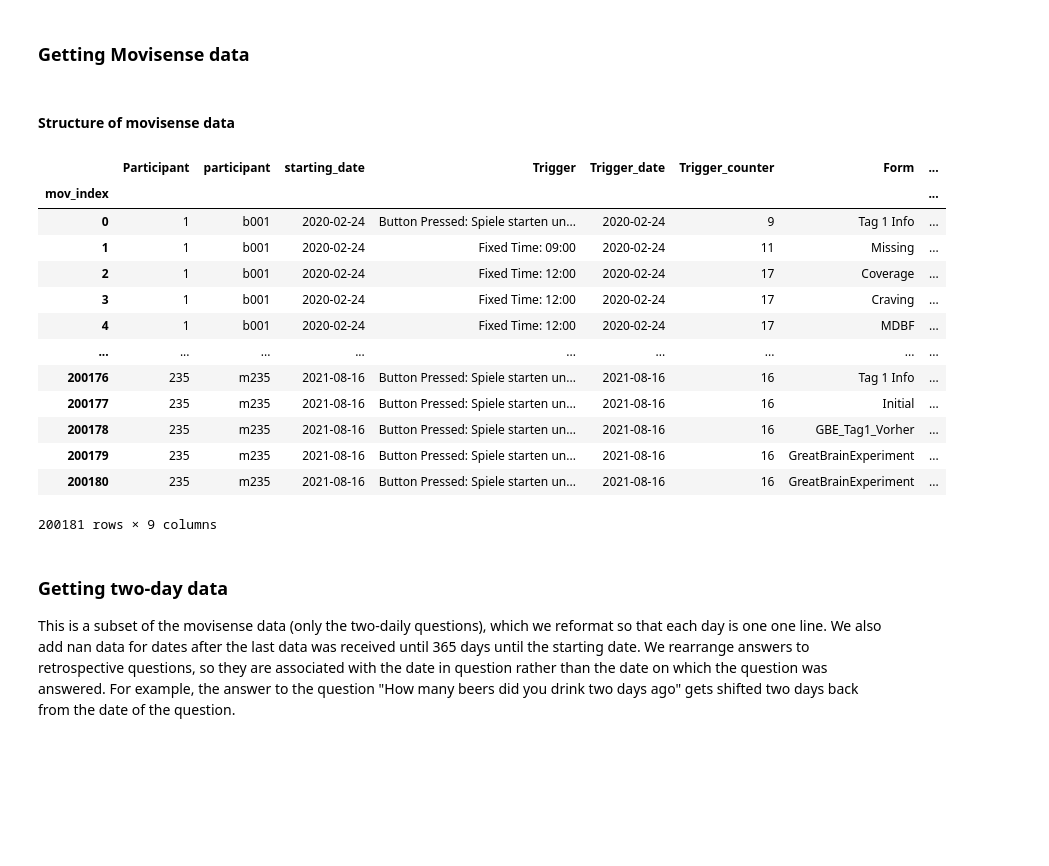
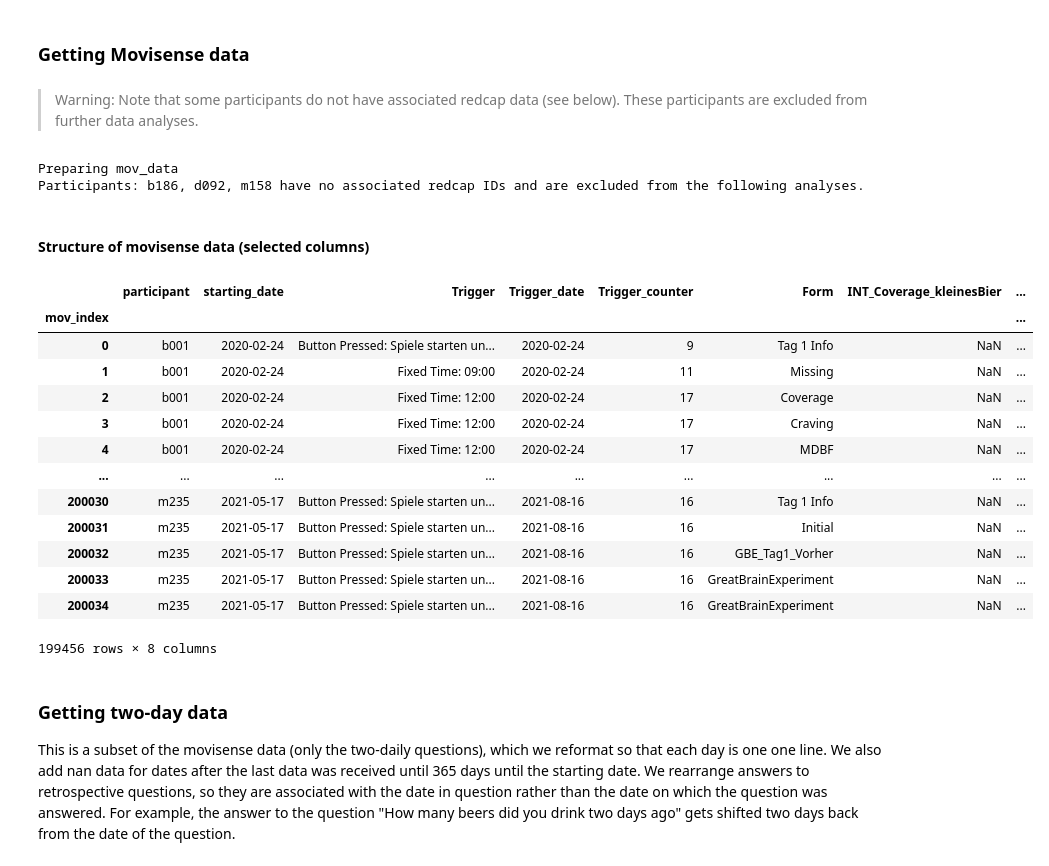
Before and after one commit to hgzech/trr265, a Jupyter notebook: notebooks/01_data_provider.ipynb, the cells around one changed output. Saved outputs shown, nothing was run; the diff lists cells and outputs as text; code cells hidden in the pictures; blank space fills up the shorter version.

Commit message:
Added movisense data and gbe data preprocessing

```diff
--- a/notebooks/01_data_provider.ipynb
+++ b/notebooks/01_data_provider.ipynb
@@ -433,22 +453,29 @@ assert 'starting_date' in dp.get_mov_data().columns, "Movisense data did not loa
+# %% [markdown]
+> Warning: Note that some participants do not have associated redcap data (see below).  These participants are excluded from further data analyses.
+# %%
+_ = dp.get_mov_data(update = True)
+# %% [output]
+Preparing mov_data
+Participants: b186, d092, m158 have no associated redcap IDs and are excluded from the following analyses.
 # %% [markdown]
-#### Structure of movisense data
+#### Structure of movisense data (selected columns)
 # %%
-dp.get_mov_data()[['Participant','participant','starting_date','Trigger','Trigger_date','Trigger_counter','Form','INT_Coverage_kleinesBier','INT_Coverage_kleinerWeisswein']]
+dp.get_mov_data()[['participant','starting_date','Trigger','Trigger_date','Trigger_counter','Form','INT_Coverage_kleinesBier','INT_Coverage_kleinerWeisswein']]
 # %% [output]
-|  | Participant | participant | starting_date | Trigger | Trigger_date | Trigger_counter | Form | ... |
+|  | participant | starting_date | Trigger | Trigger_date | Trigger_counter | Form | INT_Coverage_kleinesBier | ... |
 | mov_index |  |  |  |  |  |  |  | ... |
-| 0 | 1 | b001 | 2020-02-24 | Button Pressed: Spiele starten un... | 2020-02-24 | 9 | Tag 1 Info | ... |
-| 1 | 1 | b001 | 2020-02-24 | Fixed Time: 09:00 | 2020-02-24 | 11 | Missing | ... |
-| 2 | 1 | b001 | 2020-02-24 | Fixed Time: 12:00 | 2020-02-24 | 17 | Coverage | ... |
-| 3 | 1 | b001 | 2020-02-24 | Fixed Time: 12:00 | 2020-02-24 | 17 | Craving | ... |
-| 4 | 1 | b001 | 2020-02-24 | Fixed Time: 12:00 | 2020-02-24 | 17 | MDBF | ... |
+| 0 | b001 | 2020-02-24 | Button Pressed: Spiele starten un... | 2020-02-24 | 9 | Tag 1 Info | NaN | ... |
+| 1 | b001 | 2020-02-24 | Fixed Time: 09:00 | 2020-02-24 | 11 | Missing | NaN | ... |
+| 2 | b001 | 2020-02-24 | Fixed Time: 12:00 | 2020-02-24 | 17 | Coverage | NaN | ... |
+| 3 | b001 | 2020-02-24 | Fixed Time: 12:00 | 2020-02-24 | 17 | Craving | NaN | ... |
+| 4 | b001 | 2020-02-24 | Fixed Time: 12:00 | 2020-02-24 | 17 | MDBF | NaN | ... |
 | ... | ... | ... | ... | ... | ... | ... | ... | ... |
-| 200176 | 235 | m235 | 2021-08-16 | Button Pressed: Spiele starten un... | 2021-08-16 | 16 | Tag 1 Info | ... |
-| 200177 | 235 | m235 | 2021-08-16 | Button Pressed: Spiele starten un... | 2021-08-16 | 16 | Initial | ... |
-| 200178 | 235 | m235 | 2021-08-16 | Button Pressed: Spiele starten un... | 2021-08-16 | 16 | GBE_Tag1_Vorher | ... |
-| 200179 | 235 | m235 | 2021-08-16 | Button Pressed: Spiele starten un... | 2021-08-16 | 16 | GreatBrainExperiment | ... |
-| 200180 | 235 | m235 | 2021-08-16 | Button Pressed: Spiele starten un... | 2021-08-16 | 16 | GreatBrainExperiment | ... |
+| 200030 | m235 | 2021-05-17 | Button Pressed: Spiele starten un... | 2021-08-16 | 16 | Tag 1 Info | NaN | ... |
+| 200031 | m235 | 2021-05-17 | Button Pressed: Spiele starten un... | 2021-08-16 | 16 | Initial | NaN | ... |
+| 200032 | m235 | 2021-05-17 | Button Pressed: Spiele starten un... | 2021-08-16 | 16 | GBE_Tag1_Vorher | NaN | ... |
+| 200033 | m235 | 2021-05-17 | Button Pressed: Spiele starten un... | 2021-08-16 | 16 | GreatBrainExperiment | NaN | ... |
+| 200034 | m235 | 2021-05-17 | Button Pressed: Spiele starten un... | 2021-08-16 | 16 | GreatBrainExperiment | NaN | ... |
-200181 rows × 9 columns
+199456 rows × 8 columns
 # %% [markdown]
 ### Getting two-day data
 This is a subset of the movisense data (only the two-daily questions), which we reformat so that each day is one one line.  We also add nan data for dates after the last data was received until 365 days until the starting date.  We rearrange answers to retrospective questions, so they are associated with the date in question rather than the date on which the question was answered.  For example, the answer to the question "How many beers did you drink two days ago" gets shifted two days back from the date of the question.
```
Also changed, not shown: parts of 9 cells of this notebook, 14 other files.
